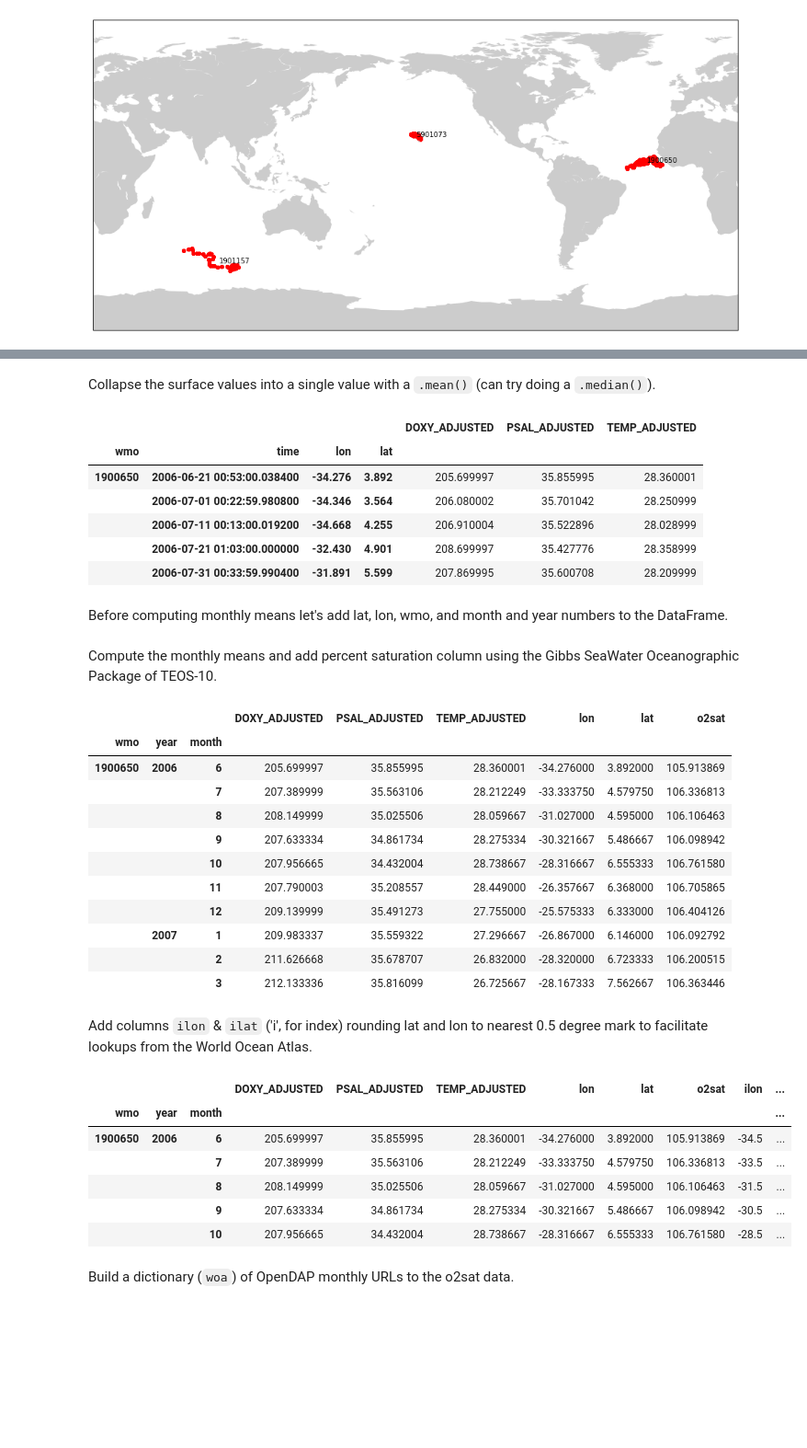
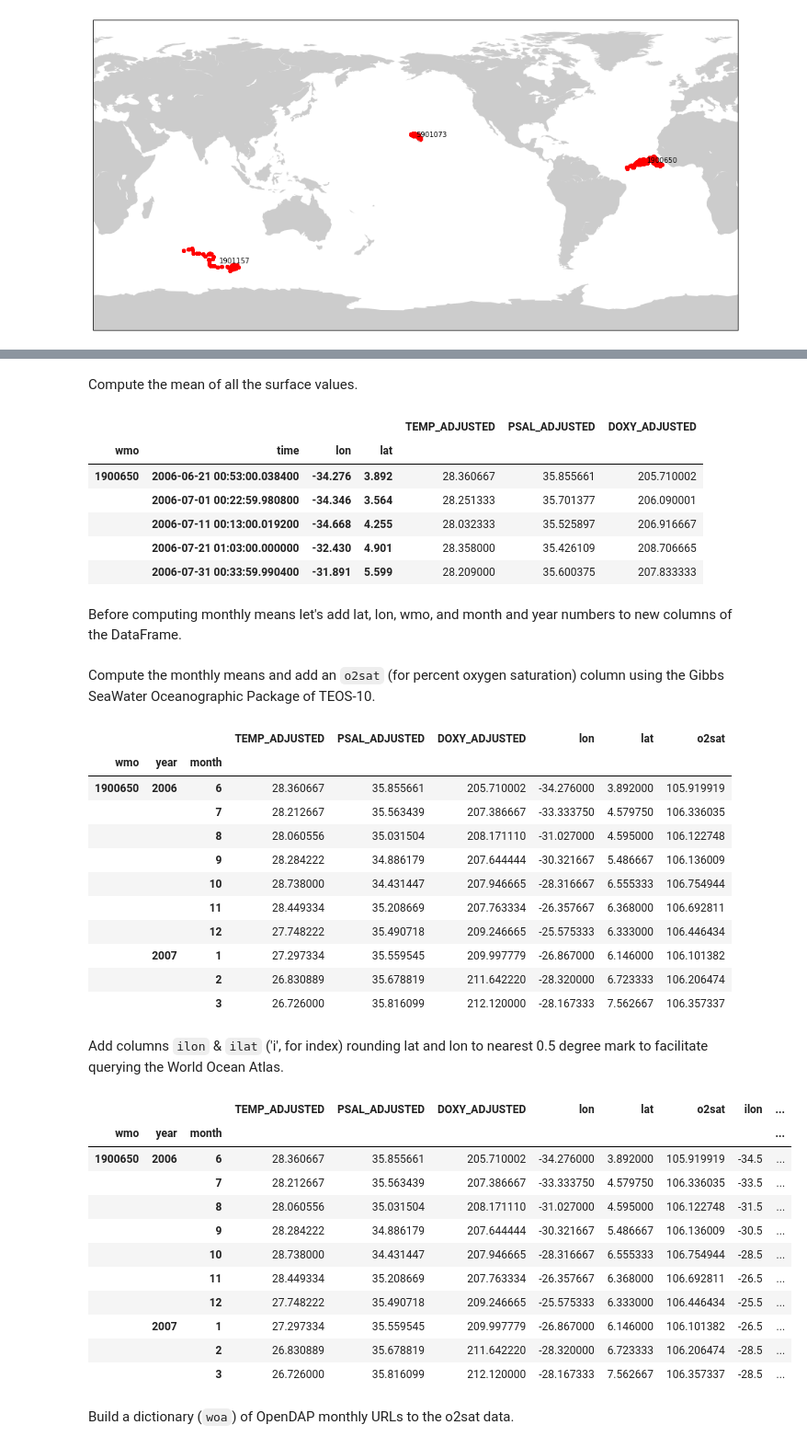
Before and after one commit to biofloat/biofloat, a Jupyter notebook: notebooks/explore_surface_oxygen_and_WOA.ipynb, the cells around one changed output, grey strips where cells are left out. Shown at 92% size. Saved outputs shown, nothing was run; the diff lists cells and outputs as text; code cells hidden in the pictures; blank space fills up the shorter version.

Commit message:
Re-executed after addition of profile to the index

```diff
--- a/notebooks/explore_surface_oxygen_and_WOA.ipynb
+++ b/notebooks/explore_surface_oxygen_and_WOA.ipynb
@@ -12,14 +12,13 @@ Add parent directory to the path and get an ArgoData object that uses the local
 # %%
-import sys
-sys.path.insert(0, '../')
-
 from biofloat import ArgoData
-ad = ArgoData(cache_file='../biofloat/biofloat_fixed_cache_wmo1900650-1901157-5901073.hdf')
+from os.path import join, expanduser
+ad = ArgoData(cache_file = join(expanduser('~'),
+                                'biofloat_fixed_cache_wmo1900650-1901157-5901073.hdf'))
 # %% [markdown]
 Get a Pandas DataFrame of all the data in this cache file.
 # %%
 %%time
 wmo_list = ['1900650', '1901157', '5901073']
-ad.set_verbosity(0)
+ad.set_verbosity(1)
 df = ad.get_float_dataframe(wmo_list)
 # %% [output]
@@ -67,19 +56,18 @@ tdf.groupby(level='wmo')['lon', 'lat'].mean()
-# %% [markdown]
-Collapse the surface values into a single value with a `.mean()` (can try doing a `.median()`).
+# %% [markdown]
+Compute the mean of all the surface values.
 # %%
-import pandas as pd
-sdf = df.query('(pressure < 10)').groupby(level=['wmo', 'time', 'lon', 'lat']).median()
+sdf = df.query('(pressure < 10)').groupby(level=['wmo', 'time', 'lon', 'lat']).mean()
 sdf.head()
 # %% [output]
-|  |  |  |  | DOXY_ADJUSTED | PSAL_ADJUSTED | TEMP_ADJUSTED |
+|  |  |  |  | TEMP_ADJUSTED | PSAL_ADJUSTED | DOXY_ADJUSTED |
 | wmo | time | lon | lat |  |  |  |
-| 1900650 | 2006-06-21 00:53:00.038400 | -34.276 | 3.892 | 205.699997 | 35.855995 | 28.360001 |
-|  | 2006-07-01 00:22:59.980800 | -34.346 | 3.564 | 206.080002 | 35.701042 | 28.250999 |
-|  | 2006-07-11 00:13:00.019200 | -34.668 | 4.255 | 206.910004 | 35.522896 | 28.028999 |
-|  | 2006-07-21 01:03:00.000000 | -32.430 | 4.901 | 208.699997 | 35.427776 | 28.358999 |
-|  | 2006-07-31 00:33:59.990400 | -31.891 | 5.599 | 207.869995 | 35.600708 | 28.209999 |
+| 1900650 | 2006-06-21 00:53:00.038400 | -34.276 | 3.892 | 28.360667 | 35.855661 | 205.710002 |
+|  | 2006-07-01 00:22:59.980800 | -34.346 | 3.564 | 28.251333 | 35.701377 | 206.090001 |
+|  | 2006-07-11 00:13:00.019200 | -34.668 | 4.255 | 28.032333 | 35.525897 | 206.916667 |
+|  | 2006-07-21 01:03:00.000000 | -32.430 | 4.901 | 28.358000 | 35.426109 | 208.706665 |
+|  | 2006-07-31 00:33:59.990400 | -31.891 | 5.599 | 28.209000 | 35.600375 | 207.833333 |
 # %% [markdown]
-Before computing monthly means let's add lat, lon, wmo, and month and year numbers to the DataFrame.
+Before computing monthly means let's add lat, lon, wmo, and month and year numbers to new columns of the DataFrame.
 # %%
 sdf['lon'] = sdf.index.get_level_values('lon')
 sdf['lat'] = sdf.index.get_level_values('lat')
@@ -87,7 +75,7 @@ sdf['month'] = sdf.index.get_level_values('time').month
 sdf['year'] = sdf.index.get_level_values('time').year
 sdf['wmo'] = sdf.index.get_level_values('wmo')
 # %% [markdown]
-Compute the monthly means and add percent saturation column using the Gibbs SeaWater Oceanographic Package of TEOS-10.
+Compute the monthly means and add an `o2sat` (for percent oxygen saturation) column using the Gibbs SeaWater Oceanographic Package of TEOS-10.
 # %%
 msdf = sdf.groupby(['wmo', 'year', 'month']).mean()
 
@@ -95,37 +83,42 @@ from biofloat.utils import o2sat, convert_to_mll
 msdf['o2sat'] = 100 * (msdf.DOXY_ADJUSTED / o2sat(msdf.PSAL_ADJUSTED, msdf.TEMP_ADJUSTED))
 msdf.head(10)
 # %% [output]
-|  |  |  | DOXY_ADJUSTED | PSAL_ADJUSTED | TEMP_ADJUSTED | lon | lat | o2sat |
+|  |  |  | TEMP_ADJUSTED | PSAL_ADJUSTED | DOXY_ADJUSTED | lon | lat | o2sat |
 | wmo | year | month |  |  |  |  |  |  |
-| 1900650 | 2006 | 6 | 205.699997 | 35.855995 | 28.360001 | -34.276000 | 3.892000 | 105.913869 |
-|  |  | 7 | 207.389999 | 35.563106 | 28.212249 | -33.333750 | 4.579750 | 106.336813 |
-|  |  | 8 | 208.149999 | 35.025506 | 28.059667 | -31.027000 | 4.595000 | 106.106463 |
-|  |  | 9 | 207.633334 | 34.861734 | 28.275334 | -30.321667 | 5.486667 | 106.098942 |
-|  |  | 10 | 207.956665 | 34.432004 | 28.738667 | -28.316667 | 6.555333 | 106.761580 |
-|  |  | 11 | 207.790003 | 35.208557 | 28.449000 | -26.357667 | 6.368000 | 106.705865 |
-|  |  | 12 | 209.139999 | 35.491273 | 27.755000 | -25.575333 | 6.333000 | 106.404126 |
-|  | 2007 | 1 | 209.983337 | 35.559322 | 27.296667 | -26.867000 | 6.146000 | 106.092792 |
-|  |  | 2 | 211.626668 | 35.678707 | 26.832000 | -28.320000 | 6.723333 | 106.200515 |
-|  |  | 3 | 212.133336 | 35.816099 | 26.725667 | -28.167333 | 7.562667 | 106.363446 |
+| 1900650 | 2006 | 6 | 28.360667 | 35.855661 | 205.710002 | -34.276000 | 3.892000 | 105.919919 |
+|  |  | 7 | 28.212667 | 35.563439 | 207.386667 | -33.333750 | 4.579750 | 106.336035 |
+|  |  | 8 | 28.060556 | 35.031504 | 208.171110 | -31.027000 | 4.595000 | 106.122748 |
+|  |  | 9 | 28.284222 | 34.886179 | 207.644444 | -30.321667 | 5.486667 | 106.136009 |
+|  |  | 10 | 28.738000 | 34.431447 | 207.946665 | -28.316667 | 6.555333 | 106.754944 |
+|  |  | 11 | 28.449334 | 35.208669 | 207.763334 | -26.357667 | 6.368000 | 106.692811 |
+|  |  | 12 | 27.748222 | 35.490718 | 209.246665 | -25.575333 | 6.333000 | 106.446434 |
+|  | 2007 | 1 | 27.297334 | 35.559545 | 209.997779 | -26.867000 | 6.146000 | 106.101382 |
+|  |  | 2 | 26.830889 | 35.678819 | 211.642220 | -28.320000 | 6.723333 | 106.206474 |
+|  |  | 3 | 26.726000 | 35.816099 | 212.120000 | -28.167333 | 7.562667 | 106.357337 |
 # %% [markdown]
-Add columns `ilon` & `ilat` ('i', for index) rounding lat and lon to nearest 0.5 degree mark to facilitate lookups from the World Ocean Atlas.
+Add columns `ilon` & `ilat` ('i', for index) rounding lat and lon to nearest 0.5 degree mark to facilitate querying the World Ocean Atlas.
 # %%
 def round_to(n, increment, mark):
     correction = mark if n >= 0 else -mark
     return int( n / increment) + correction
 
 imsdf = msdf.copy()
 imsdf['ilon'] = msdf.apply(lambda x: round_to(x.lon, 1, 0.5), axis=1)
 imsdf['ilat'] = msdf.apply(lambda x: round_to(x.lat, 1, 0.5), axis=1)
-imsdf.head()
+imsdf.head(10)
 # %% [output]
-|  |  |  | DOXY_ADJUSTED | PSAL_ADJUSTED | TEMP_ADJUSTED | lon | lat | o2sat | ilon | ... |
+|  |  |  | TEMP_ADJUSTED | PSAL_ADJUSTED | DOXY_ADJUSTED | lon | lat | o2sat | ilon | ... |
 | wmo | year | month |  |  |  |  |  |  |  | ... |
-| 1900650 | 2006 | 6 | 205.699997 | 35.855995 | 28.360001 | -34.276000 | 3.892000 | 105.913869 | -34.5 | ... |
-|  |  | 7 | 207.389999 | 35.563106 | 28.212249 | -33.333750 | 4.579750 | 106.336813 | -33.5 | ... |
-|  |  | 8 | 208.149999 | 35.025506 | 28.059667 | -31.027000 | 4.595000 | 106.106463 | -31.5 | ... |
-|  |  | 9 | 207.633334 | 34.861734 | 28.275334 | -30.321667 | 5.486667 | 106.098942 | -30.5 | ... |
-|  |  | 10 | 207.956665 | 34.432004 | 28.738667 | -28.316667 | 6.555333 | 106.761580 | -28.5 | ... |
+| 1900650 | 2006 | 6 | 28.360667 | 35.855661 | 205.710002 | -34.276000 | 3.892000 | 105.919919 | -34.5 | ... |
+|  |  | 7 | 28.212667 | 35.563439 | 207.386667 | -33.333750 | 4.579750 | 106.336035 | -33.5 | ... |
+|  |  | 8 | 28.060556 | 35.031504 | 208.171110 | -31.027000 | 4.595000 | 106.122748 | -31.5 | ... |
+|  |  | 9 | 28.284222 | 34.886179 | 207.644444 | -30.321667 | 5.486667 | 106.136009 | -30.5 | ... |
+|  |  | 10 | 28.738000 | 34.431447 | 207.946665 | -28.316667 | 6.555333 | 106.754944 | -28.5 | ... |
+|  |  | 11 | 28.449334 | 35.208669 | 207.763334 | -26.357667 | 6.368000 | 106.692811 | -26.5 | ... |
+|  |  | 12 | 27.748222 | 35.490718 | 209.246665 | -25.575333 | 6.333000 | 106.446434 | -25.5 | ... |
+|  | 2007 | 1 | 27.297334 | 35.559545 | 209.997779 | -26.867000 | 6.146000 | 106.101382 | -26.5 | ... |
+|  |  | 2 | 26.830889 | 35.678819 | 211.642220 | -28.320000 | 6.723333 | 106.206474 | -28.5 | ... |
+|  |  | 3 | 26.726000 | 35.816099 | 212.120000 | -28.167333 | 7.562667 | 106.357337 | -28.5 | ... |
 # %% [markdown]
 Build a dictionary (`woa`) of OpenDAP monthly URLs to the o2sat data.
 # %%
```
Also changed, not shown: parts of 9 cells of this notebook.
